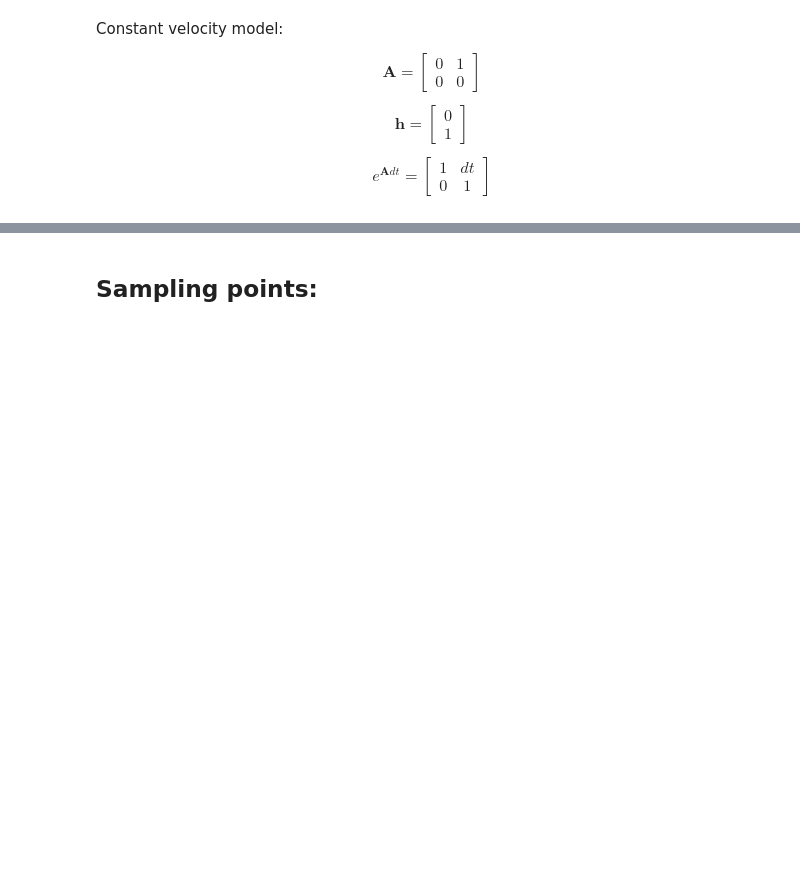
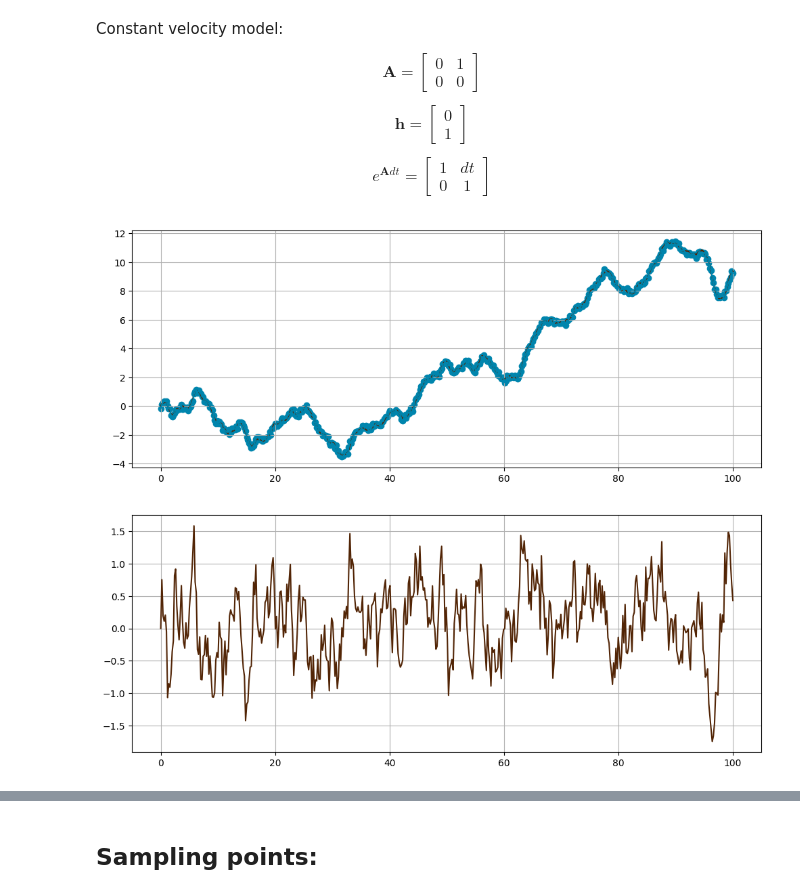
Before and after one commit to yamankindap/models, a Jupyter notebook: ssms.ipynb, the cells around one changed output, grey strips where cells are left out. Cells and saved outputs as stored; diff of their text form; code cells hidden in the pictures; blank space fills up the shorter version.

```diff
--- a/ssms.ipynb
+++ b/ssms.ipynb
@@ -43,0 +236,20 @@ $$e^{\mathbf{A} dt } = \begin{bmatrix} 1 & dt \\ 0 & 1 \end{bmatrix}$$
+# %%
+T = np.linspace(0, 100, num=500).reshape(-1, 1)
+# %%
+langevin_model = LangevinModel(subordinator=None, theta=-1., shape=(2,1))
+# %%
+x, y = langevin_model.sample(times=T)
+# %%
+fig, ax = plt.subplots(nrows=2, figsize=(12,10))
+
+ax[0].plot(T, x[:,0,:], color="#522506")
+ax[0].scatter(T, y[:,0,:], color="#0085ad")
+ax[0].plot(T, y[:,0,:], color="#0085ad")
+ax[0].grid(True)
+
+ax[1].plot(T, x[:,1,:], color="#522506")
+ax[1].grid(True)
+
+plt.show()
+# %% [output]
+[figure, added]
```
Also changed, not shown: parts of 8 cells of this notebook, 4 other files.
